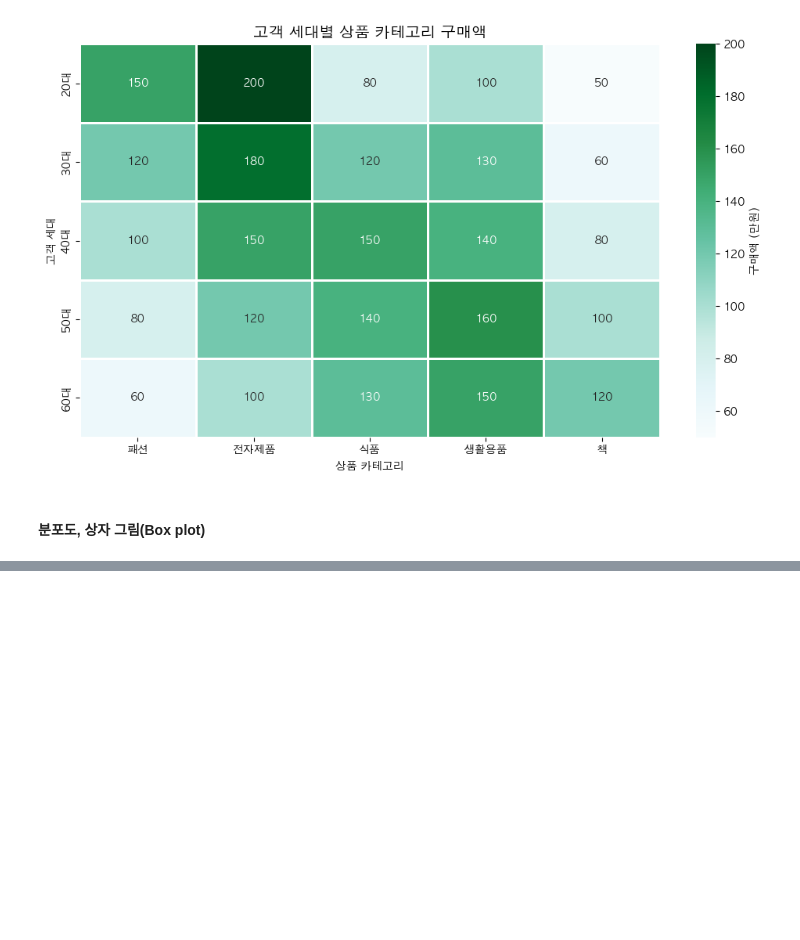
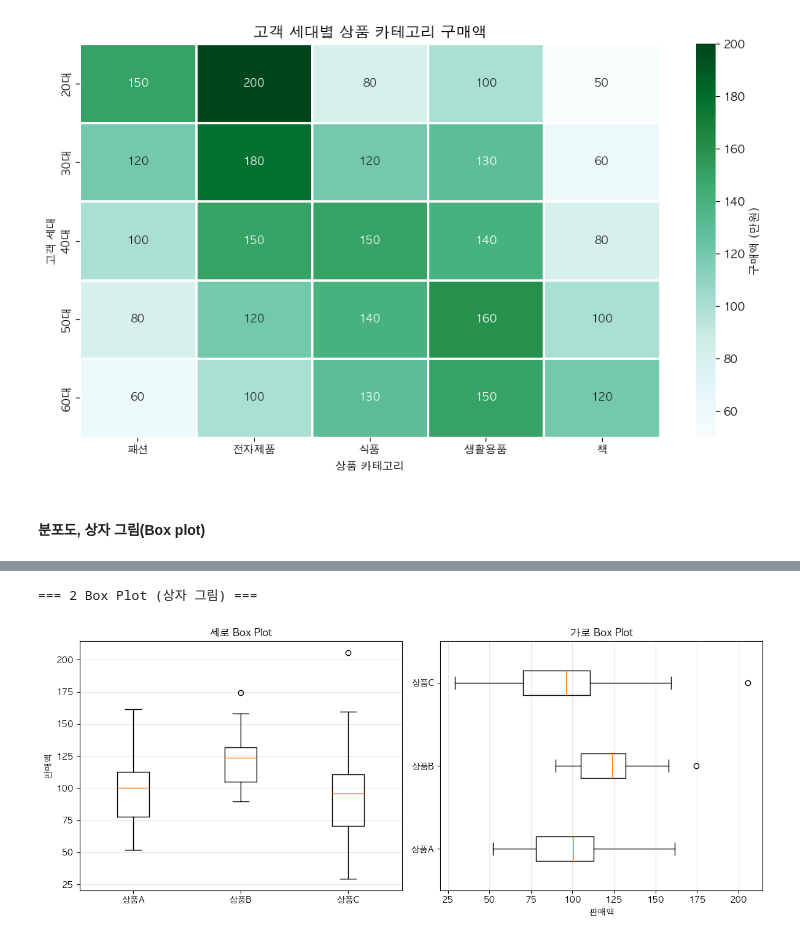
Before and after one commit to bobcho83/python_intermediate_learning, a Jupyter notebook: python_intermediate_learning.ipynb, the cells around one changed output, grey strips where cells are left out. Cells and saved outputs as stored; diff of their text form; code cells hidden in the pictures; blank space fills up the shorter version.

```diff
--- a/python_intermediate_learning.ipynb
+++ b/python_intermediate_learning.ipynb
@@ -396,0 +444,29 @@ import seaborn as sns
+# %%
+# 2 Box Plot (상자 그림)
+print("\n=== 2 Box Plot (상자 그림) ===")
+
+# 여러 상품의 판매액
+product_a_sales = np.random.normal(loc=100, scale=25, size=50)
+product_b_sales = np.random.normal(loc=120, scale=20, size=50)
+product_c_sales = np.random.normal(loc=90, scale=30, size=50)
+
+fig, axes = plt.subplots(1, 2, figsize=(12, 5))
+
+# 세로 Box Plot
+box_data_vertical = [product_a_sales, product_b_sales, product_c_sales]
+axes[0].boxplot(box_data_vertical, labels=['상품A', '상품B', '상품C'])
+axes[0].set_title('세로 Box Plot')
+axes[0].set_ylabel('판매액')
+axes[0].grid(True, alpha=0.3, axis='y')
+
+# 가로 Box Plot
+axes[1].boxplot(box_data_vertical, labels=['상품A', '상품B', '상품C'], vert=False)
+axes[1].set_title('가로 Box Plot')
+axes[1].set_xlabel('판매액')
+axes[1].grid(True, alpha=0.3, axis='x')
+
+plt.tight_layout()
+plt.show()
+# %% [output]
+=== 2 Box Plot (상자 그림) ===
+[figure, added]
```
Also changed, not shown: parts of 2 cells of this notebook, 2 other files.
